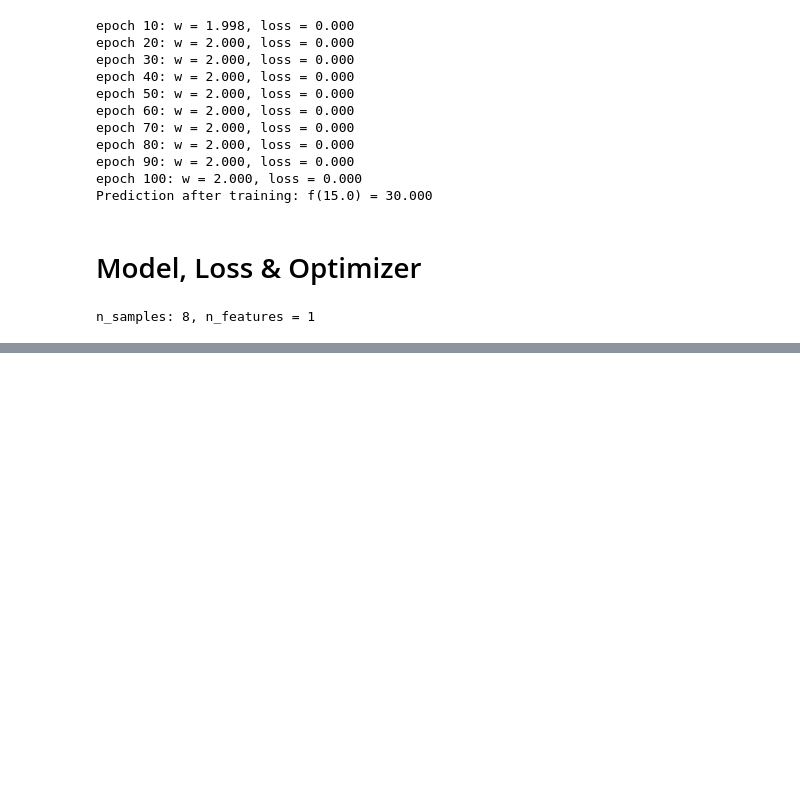
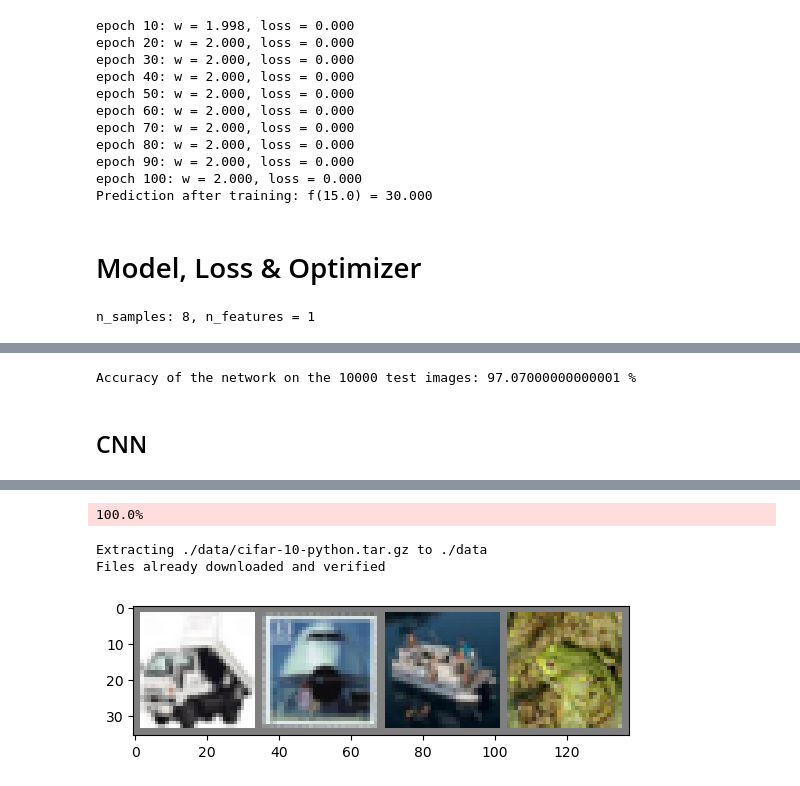
Before and after one commit to Ta-SeenJunaid/PyTorch_Crash_Course, a Jupyter notebook: PyTorch_Crash_Course.ipynb, the cells around one changed output, grey strips where cells are left out. Cells and saved outputs as stored; diff of their text form; code cells hidden in the pictures; blank space fills up the shorter version.

```diff
--- a/PyTorch_Crash_Course.ipynb
+++ b/PyTorch_Crash_Course.ipynb
@@ -486,0 +585,69 @@ Prediction after training: f(15.0) = 29.793
+# %%
+# Test the model: we don't need to compute gradients
+with torch.no_grad():
+    n_correct = 0
+    n_samples = len(test_loader.dataset)
+
+    for images, labels in test_loader:
+        images = images.reshape(-1, 28*28).to(device)
+        labels = labels.to(device)
+
+        outputs = model(images)
+
+        # max returns (output_value ,index)
+        _, predicted = torch.max(outputs, 1)
+        n_correct += (predicted == labels).sum().item()
+
+    acc = n_correct / n_samples
+    print(f'Accuracy of the network on the {n_samples} test images: {100*acc} %')
+# %% [output]
+Accuracy of the network on the 10000 test images: 97.07000000000001 %
+# %% [markdown]
+## CNN
+# %%
+import torch
+import torch.nn as nn
+import torch.nn.functional as F
+import torchvision
+import torchvision.transforms as transforms
+import matplotlib.pyplot as plt
+import numpy as np
+
+device = torch.device('cuda' if torch.cuda.is_available() else 'cpu')
+
+num_epochs = 5
+batch_size = 4
+learning_rate = 0.001
+
+transform = transforms.Compose([transforms.ToTensor(), transforms.Normalize((0.5, 0.5, 0.5), (0.5, 0.5, 0.5))])
+
+train_dataset = torchvision.datasets.CIFAR10(root='./data',
+                                             train=True,
+                                             download=True,
+                                             transform=transform)
+
+test_dataset = torchvision.datasets.CIFAR10(root='./data',
+                                            train=False,
+                                            download=True,
+                                            transform=transform)
+
+train_loader = torch.utils.data.DataLoader(train_dataset,
+                                           batch_size=batch_size,
+                                           shuffle=True)
+test_loader = torch.utils.data.DataLoader(test_dataset,
+                                          batch_size=batch_size,
+                                          shuffle=False)
+
+classes = ('plane', 'car', 'bird', 'cat', 'deer', 'dog', 'frog', 'horse', 'ship', 'truck')
+
+def imshow(imgs):
+  imgs = imgs / 2 + 0.5
+  npimgs = imgs.numpy()
+  plt.imshow(np.transpose(npimgs, (1, 2, 0)))
+  plt.show()
+
+dataiter = iter(train_loader)
+images, labels = next(dataiter)
+img_grid = torchvision.utils.make_grid(images, nrow=5)
+imshow(img_grid)
+# %% [output]
@@ -486,0 +655,4 @@ Prediction after training: f(15.0) = 29.793
+100.0%
+Extracting ./data/cifar-10-python.tar.gz to ./data
+Files already downloaded and verified
+[figure, added]
```
Also changed, not shown: parts of 14 cells of this notebook, 2 other files.
